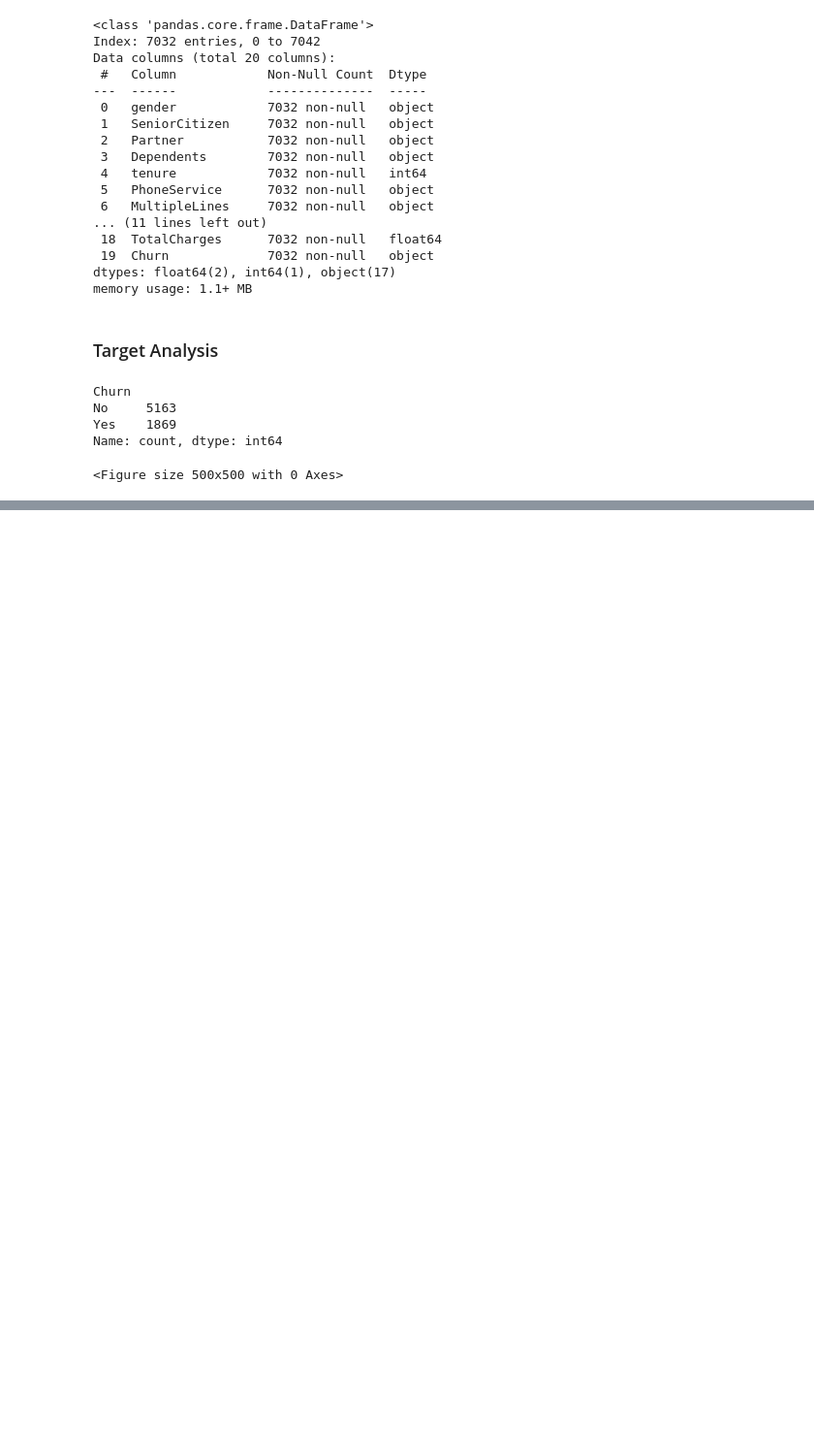
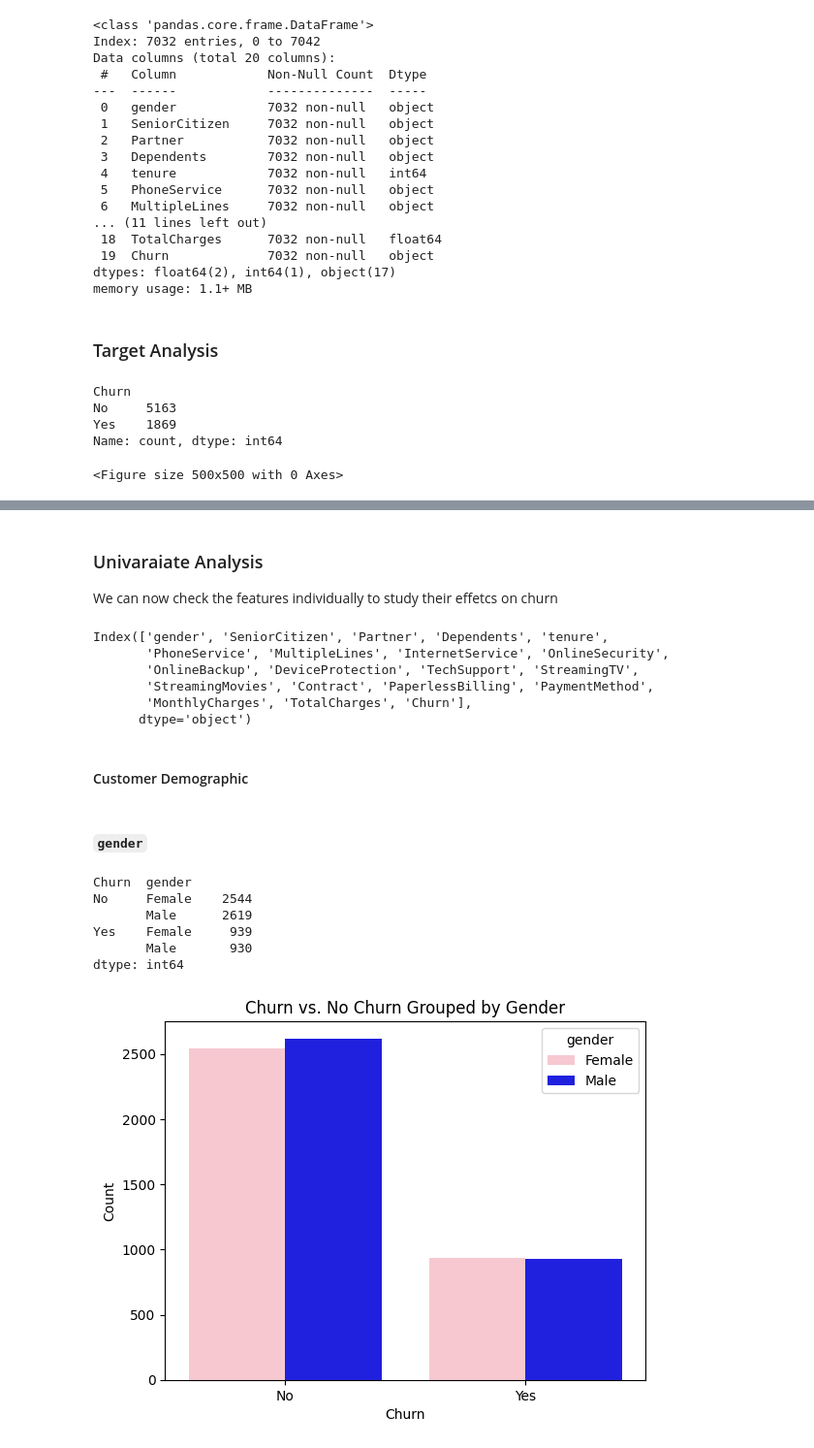
Before and after one commit to ge0rgeth0mas/telco-customer-churn, a Jupyter notebook: telco_customer_churn/data_analysis/EDA.ipynb, the cells around one changed output, grey strips where cells are left out. Shown at 97% size. Drawn from its saved outputs; the diff is of its cells as text; code cells hidden in the pictures; blank space fills up the shorter version.

Commit message:
Univariate Analysis completed

```diff
--- a/telco_customer_churn/data_analysis/EDA.ipynb
+++ b/telco_customer_churn/data_analysis/EDA.ipynb
@@ -81,0 +84,34 @@ fig.show()
+# %% [markdown]
+### Univaraiate Analysis
+
+We can now check the features individually to study their effetcs on churn
+# %%
+data.columns
+# %% [output]
+Index(['gender', 'SeniorCitizen', 'Partner', 'Dependents', 'tenure',
+       'PhoneService', 'MultipleLines', 'InternetService', 'OnlineSecurity',
+       'OnlineBackup', 'DeviceProtection', 'TechSupport', 'StreamingTV',
+       'StreamingMovies', 'Contract', 'PaperlessBilling', 'PaymentMethod',
+       'MonthlyCharges', 'TotalCharges', 'Churn'],
+      dtype='object')
+# %% [markdown]
+#### Customer Demographic
+# %% [markdown]
+#### `gender`
+# %%
+data.groupby(['Churn', 'gender']).size()
+# %% [output]
+Churn  gender
+No     Female    2544
+       Male      2619
+Yes    Female     939
+       Male       930
+dtype: int64
+# %%
+sns.countplot(data=data, x='Churn', hue='gender', palette=['pink', 'blue'])
+plt.xlabel('Churn')
+plt.ylabel('Count')
+plt.title('Churn vs. No Churn Grouped by Gender')
+plt.show()
+# %% [output]
+[figure, added]
```
Also changed, not shown: parts of 76 cells of this notebook.
